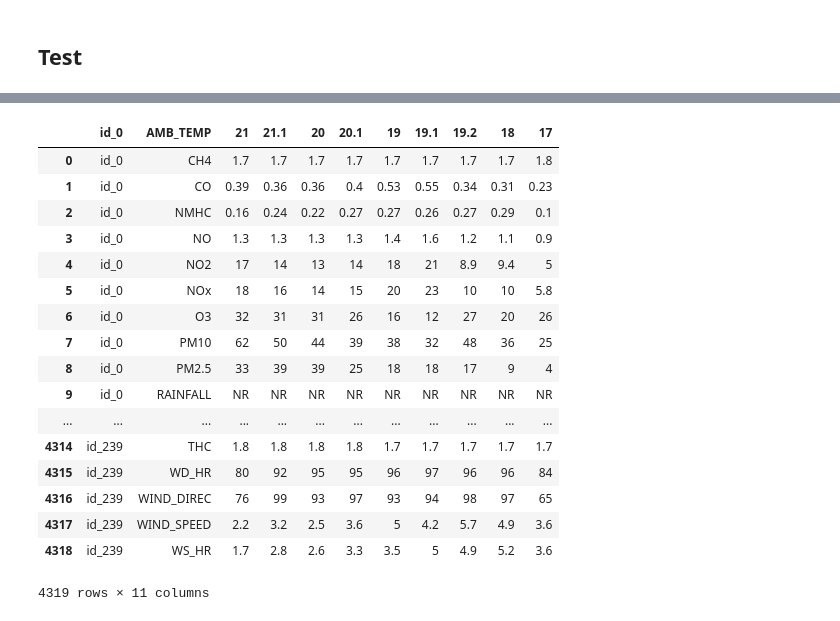
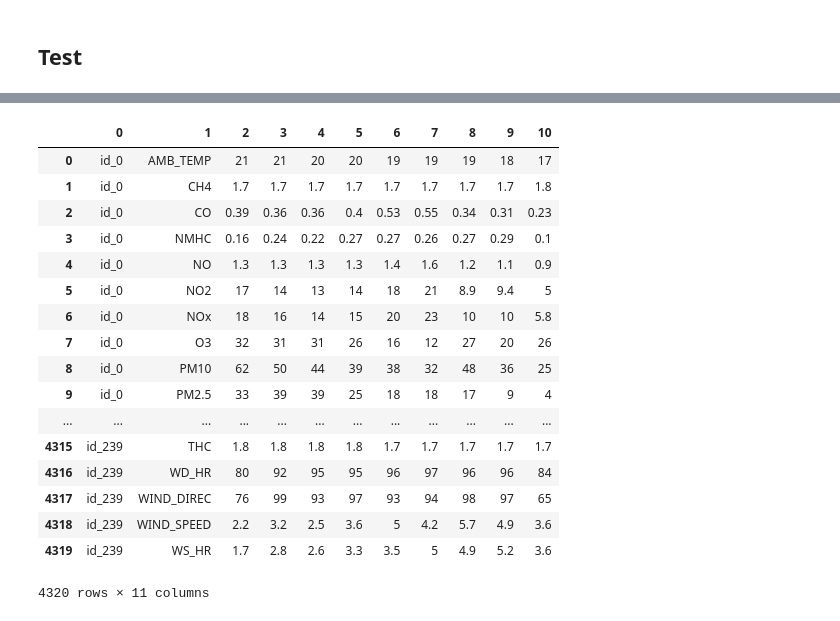
Before and after one commit to Olivia-fsm/LeeML-Learning_fsm, a Jupyter notebook: Assignments/HW1-PM2.5 Regreesion/hw1-PM2.5_regression.ipynb, the cells around one changed output, grey strips where cells are left out. Drawn from its saved outputs; the diff is of its cells as text; code cells hidden in the pictures.

```diff
--- a/Assignments/HW1-PM2.5 Regreesion/hw1-PM2.5_regression.ipynb
+++ b/Assignments/HW1-PM2.5 Regreesion/hw1-PM2.5_regression.ipynb
@@ -379,23 +418,22 @@ The Loss of 7800's iteration: 197.54056478285167
 # %%
-testDF = pd.read_csv('test.csv', encoding = 'big5')
+testDF = pd.read_csv('test.csv',header = None, encoding = 'big5')
+testDF
+# %% [output]
+|  | 0 | 1 | 2 | 3 | 4 | 5 | 6 | 7 | 8 | 9 | 10 |
+| 0 | id_0 | AMB_TEMP | 21 | 21 | 20 | 20 | 19 | 19 | 19 | 18 | 17 |
+| 1 | id_0 | CH4 | 1.7 | 1.7 | 1.7 | 1.7 | 1.7 | 1.7 | 1.7 | 1.7 | 1.8 |
+| 2 | id_0 | CO | 0.39 | 0.36 | 0.36 | 0.4 | 0.53 | 0.55 | 0.34 | 0.31 | 0.23 |
+| 3 | id_0 | NMHC | 0.16 | 0.24 | 0.22 | 0.27 | 0.27 | 0.26 | 0.27 | 0.29 | 0.1 |
+| 4 | id_0 | NO | 1.3 | 1.3 | 1.3 | 1.3 | 1.4 | 1.6 | 1.2 | 1.1 | 0.9 |
+| 5 | id_0 | NO2 | 17 | 14 | 13 | 14 | 18 | 21 | 8.9 | 9.4 | 5 |
+| 6 | id_0 | NOx | 18 | 16 | 14 | 15 | 20 | 23 | 10 | 10 | 5.8 |
+| 7 | id_0 | O3 | 32 | 31 | 31 | 26 | 16 | 12 | 27 | 20 | 26 |
+| 8 | id_0 | PM10 | 62 | 50 | 44 | 39 | 38 | 32 | 48 | 36 | 25 |
+| 9 | id_0 | PM2.5 | 33 | 39 | 39 | 25 | 18 | 18 | 17 | 9 | 4 |
+| ... | ... | ... | ... | ... | ... | ... | ... | ... | ... | ... | ... |
+| 4315 | id_239 | THC | 1.8 | 1.8 | 1.8 | 1.8 | 1.7 | 1.7 | 1.7 | 1.7 | 1.7 |
+| 4316 | id_239 | WD_HR | 80 | 92 | 95 | 95 | 96 | 97 | 96 | 96 | 84 |
+| 4317 | id_239 | WIND_DIREC | 76 | 99 | 93 | 97 | 93 | 94 | 98 | 97 | 65 |
+| 4318 | id_239 | WIND_SPEED | 2.2 | 3.2 | 2.5 | 3.6 | 5 | 4.2 | 5.7 | 4.9 | 3.6 |
+| 4319 | id_239 | WS_HR | 1.7 | 2.8 | 2.6 | 3.3 | 3.5 | 5 | 4.9 | 5.2 | 3.6 |
+4320 rows × 11 columns
-# %%
-testDF
-# %% [output]
-|  | id_0 | AMB_TEMP | 21 | 21.1 | 20 | 20.1 | 19 | 19.1 | 19.2 | 18 | 17 |
-| 0 | id_0 | CH4 | 1.7 | 1.7 | 1.7 | 1.7 | 1.7 | 1.7 | 1.7 | 1.7 | 1.8 |
-| 1 | id_0 | CO | 0.39 | 0.36 | 0.36 | 0.4 | 0.53 | 0.55 | 0.34 | 0.31 | 0.23 |
-| 2 | id_0 | NMHC | 0.16 | 0.24 | 0.22 | 0.27 | 0.27 | 0.26 | 0.27 | 0.29 | 0.1 |
-| 3 | id_0 | NO | 1.3 | 1.3 | 1.3 | 1.3 | 1.4 | 1.6 | 1.2 | 1.1 | 0.9 |
-| 4 | id_0 | NO2 | 17 | 14 | 13 | 14 | 18 | 21 | 8.9 | 9.4 | 5 |
-| 5 | id_0 | NOx | 18 | 16 | 14 | 15 | 20 | 23 | 10 | 10 | 5.8 |
-| 6 | id_0 | O3 | 32 | 31 | 31 | 26 | 16 | 12 | 27 | 20 | 26 |
-| 7 | id_0 | PM10 | 62 | 50 | 44 | 39 | 38 | 32 | 48 | 36 | 25 |
-| 8 | id_0 | PM2.5 | 33 | 39 | 39 | 25 | 18 | 18 | 17 | 9 | 4 |
-| 9 | id_0 | RAINFALL | NR | NR | NR | NR | NR | NR | NR | NR | NR |
-| ... | ... | ... | ... | ... | ... | ... | ... | ... | ... | ... | ... |
-| 4314 | id_239 | THC | 1.8 | 1.8 | 1.8 | 1.8 | 1.7 | 1.7 | 1.7 | 1.7 | 1.7 |
-| 4315 | id_239 | WD_HR | 80 | 92 | 95 | 95 | 96 | 97 | 96 | 96 | 84 |
-| 4316 | id_239 | WIND_DIREC | 76 | 99 | 93 | 97 | 93 | 94 | 98 | 97 | 65 |
-| 4317 | id_239 | WIND_SPEED | 2.2 | 3.2 | 2.5 | 3.6 | 5 | 4.2 | 5.7 | 4.9 | 3.6 |
-| 4318 | id_239 | WS_HR | 1.7 | 2.8 | 2.6 | 3.3 | 3.5 | 5 | 4.9 | 5.2 | 3.6 |
-4319 rows × 11 columns
```
Also changed, not shown: parts of 15 cells of this notebook, 2 other files.
